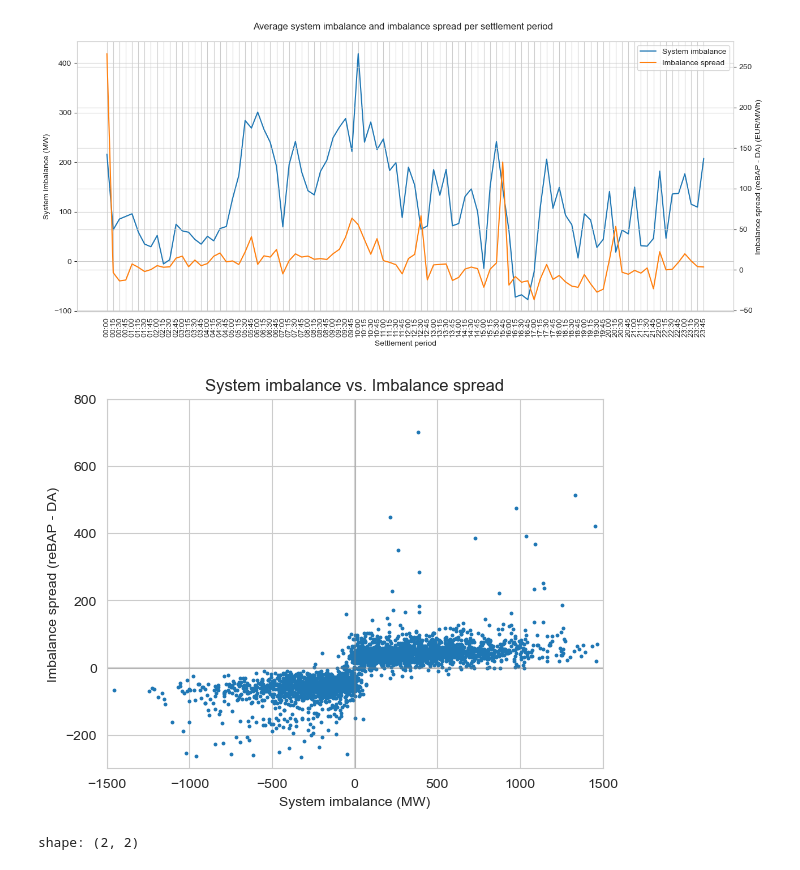
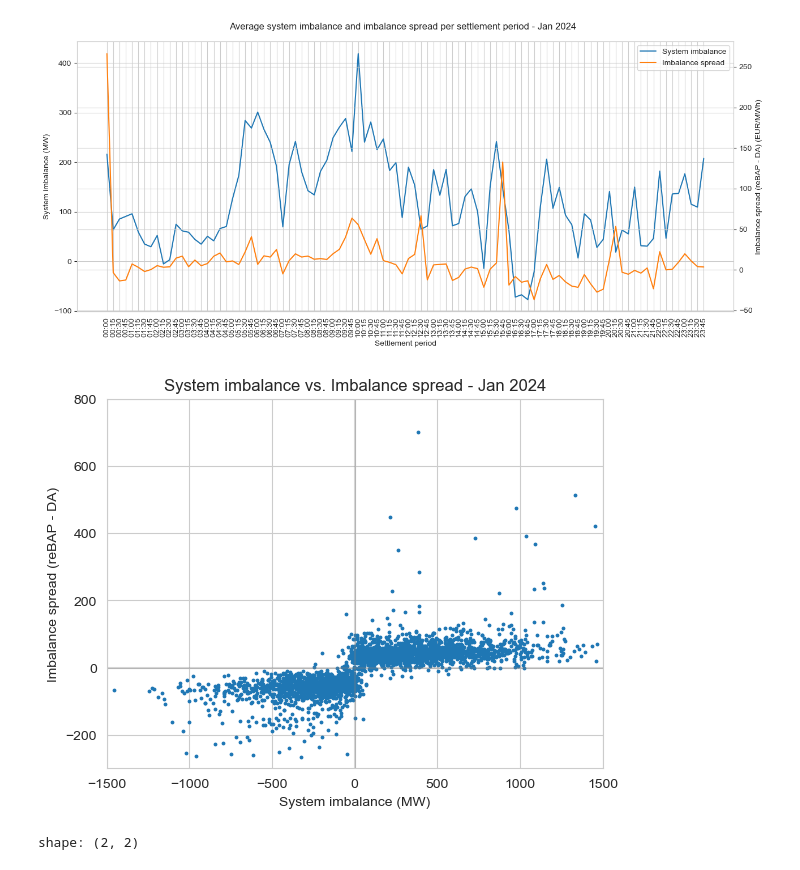
Before and after one commit to tsubasatakaya/EMD-2024, a Jupyter notebook: imbalance_settlement/week_4.ipynb, the cells around one changed output. Saved outputs shown, nothing was run; the diff lists cells and outputs as text; code cells hidden in the pictures.

Commit message:
modify graphs week 4

```diff
--- a/imbalance_settlement/week_4.ipynb
+++ b/imbalance_settlement/week_4.ipynb
@@ -61,31 +61,31 @@ lines_1, labels_1 = ax.get_legend_handles_labels()
 lines_2, labels_2 = ax_2.get_legend_handles_labels()
 ax_2.legend(lines_1 + lines_2, labels_1 + labels_2, loc="upper right")
 
-fig.suptitle("Average system imbalance and imbalance spread per settlement period")
+fig.suptitle("Average system imbalance and imbalance spread per settlement period - Jan 2024")
 
 plt.tight_layout()
 plt.show()
 # %% [output]
-[figure, old version]
+[figure, new version]
 # %%
 plt.figure()
 
 plt.scatter(data.select("saldo"), data.select("spread"), s=3)
 
 xlim = [-1500, 1500]
 ylim = [-300, 800]
 plt.hlines(y=0, color="grey", xmin=xlim[0], xmax=xlim[1], alpha=0.3)
 plt.vlines(x=0, color="grey", ymin=ylim[0], ymax=ylim[1], alpha=0.3)
 plt.xlim(xlim)
 plt.ylim(ylim)
 
 plt.xlabel("System imbalance (MW)")
 plt.ylabel("Imbalance spread (reBAP - DA)")
-plt.title("System imbalance vs. Imbalance spread")
+plt.title("System imbalance vs. Imbalance spread - Jan 2024")
 
 plt.show()
 # %% [output]
-[figure, old version]
+[figure, new version]
 # %%
 data.select(pl.col("saldo", "spread")).corr()
 # %% [output]
```
